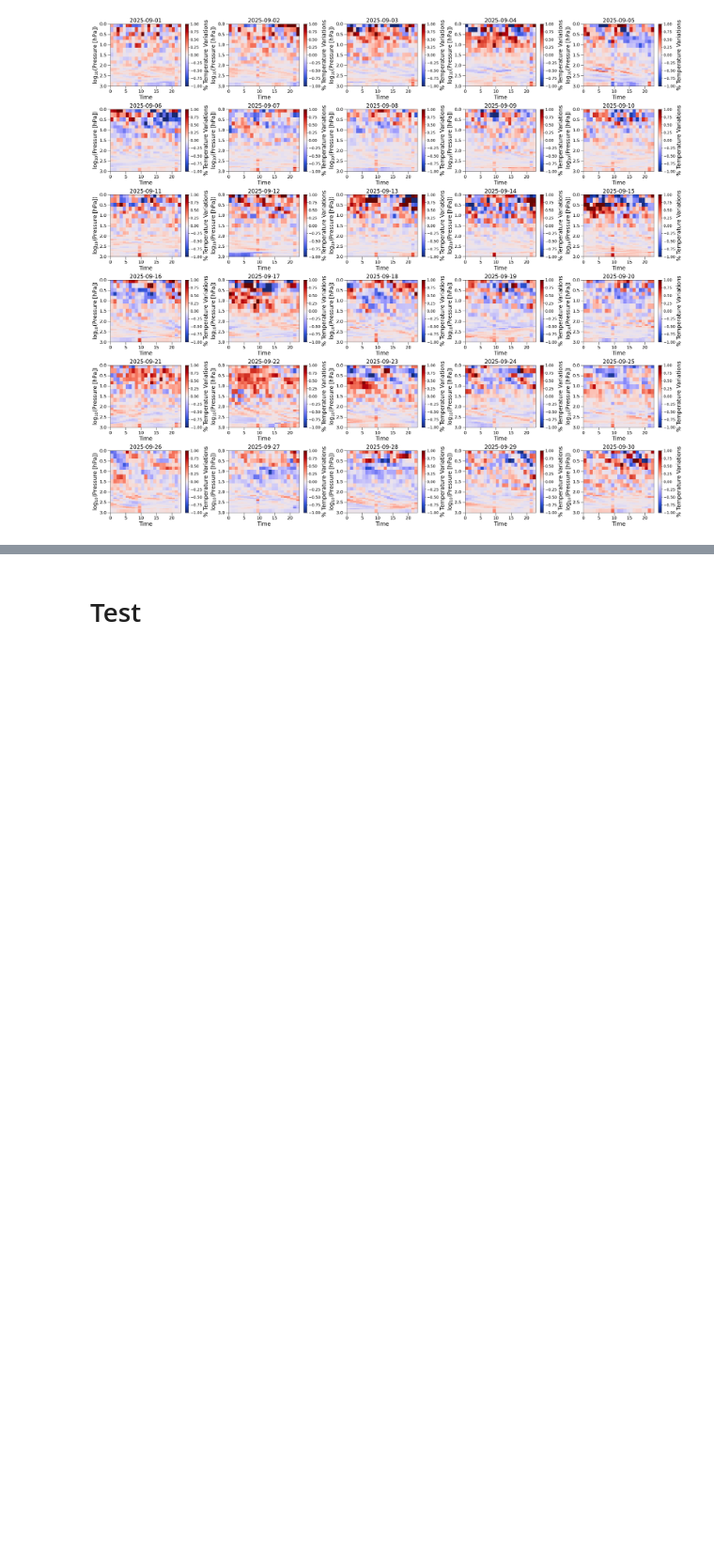
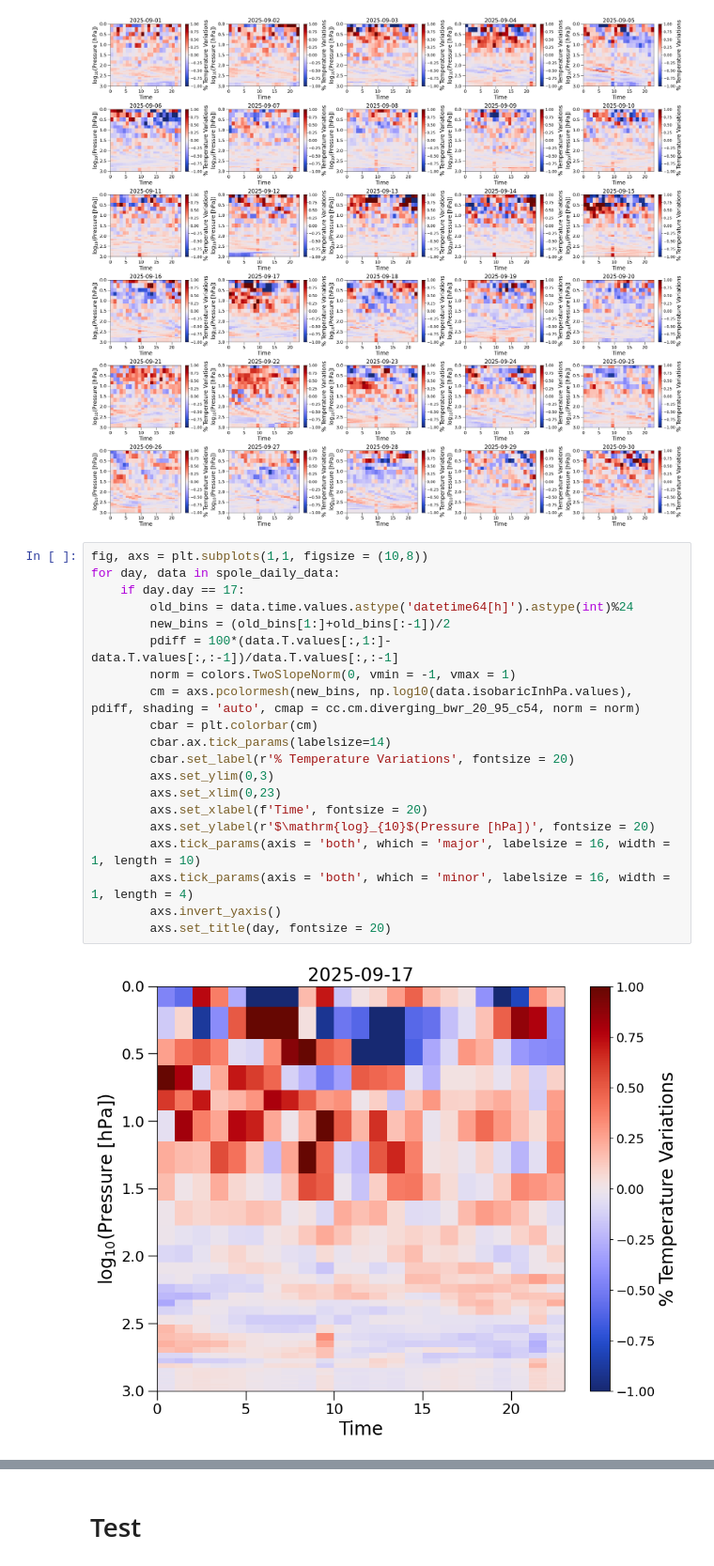
Before and after one commit to SpringSwimmer/AOS_773, a Jupyter notebook: final_project/temperature_data.ipynb, the cells around one changed output, grey strips where cells are left out. Shown at 94% size. Drawn from its saved outputs; the diff is of its cells as text; blank space fills up the shorter version.

```diff
--- a/final_project/load_data.ipynb
+++ b/final_project/temperature_data.ipynb
@@ -58,3 +76,25 @@ for day, data in spole_daily_data:
 fig.tight_layout()
 # %% [output]
 [figure]
+# %%
+fig, axs = plt.subplots(1,1, figsize = (10,8))
+for day, data in spole_daily_data:
+    if day.day == 17:
+        old_bins = data.time.values.astype('datetime64[h]').astype(int)%24
+        new_bins = (old_bins[1:]+old_bins[:-1])/2
+        pdiff = 100*(data.T.values[:,1:]-data.T.values[:,:-1])/data.T.values[:,:-1]
+        norm = colors.TwoSlopeNorm(0, vmin = -1, vmax = 1)
+        cm = axs.pcolormesh(new_bins, np.log10(data.isobaricInhPa.values), pdiff, shading = 'auto', cmap = cc.cm.diverging_bwr_20_95_c54, norm = norm)
+        cbar = plt.colorbar(cm)
+        cbar.ax.tick_params(labelsize=14)
+        cbar.set_label(r'% Temperature Variations', fontsize = 20)
+        axs.set_ylim(0,3)
+        axs.set_xlim(0,23)
+        axs.set_xlabel(f'Time', fontsize = 20)
+        axs.set_ylabel(r'$\mathrm{log}_{10}$(Pressure [hPa])', fontsize = 20)
+        axs.tick_params(axis = 'both', which = 'major', labelsize = 16, width = 1, length = 10)
+        axs.tick_params(axis = 'both', which = 'minor', labelsize = 16, width = 1, length = 4)
+        axs.invert_yaxis()
+        axs.set_title(day, fontsize = 20)
+# %% [output]
+[figure, added]
```
Also changed, not shown: parts of 6 cells of this notebook, 4 other files.
